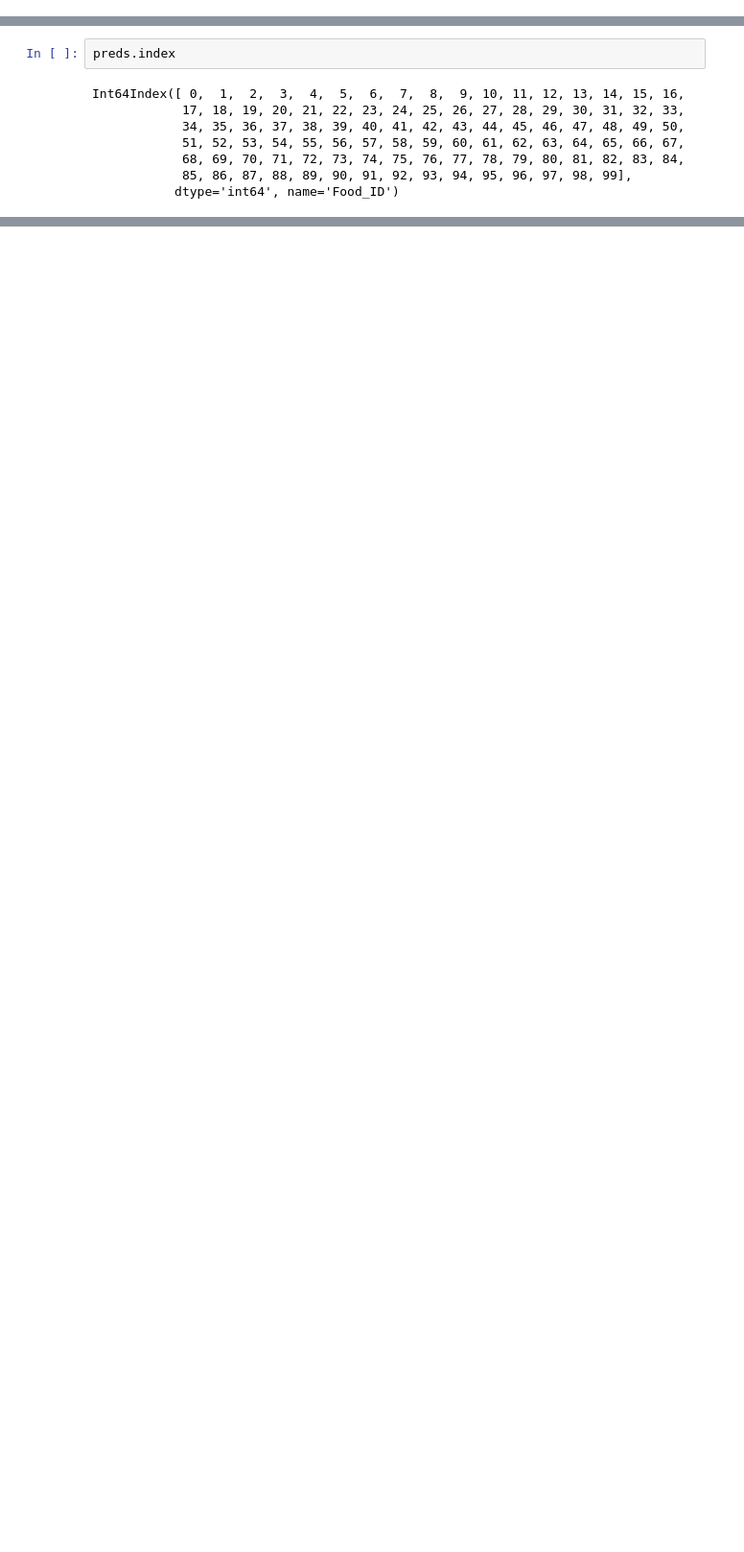
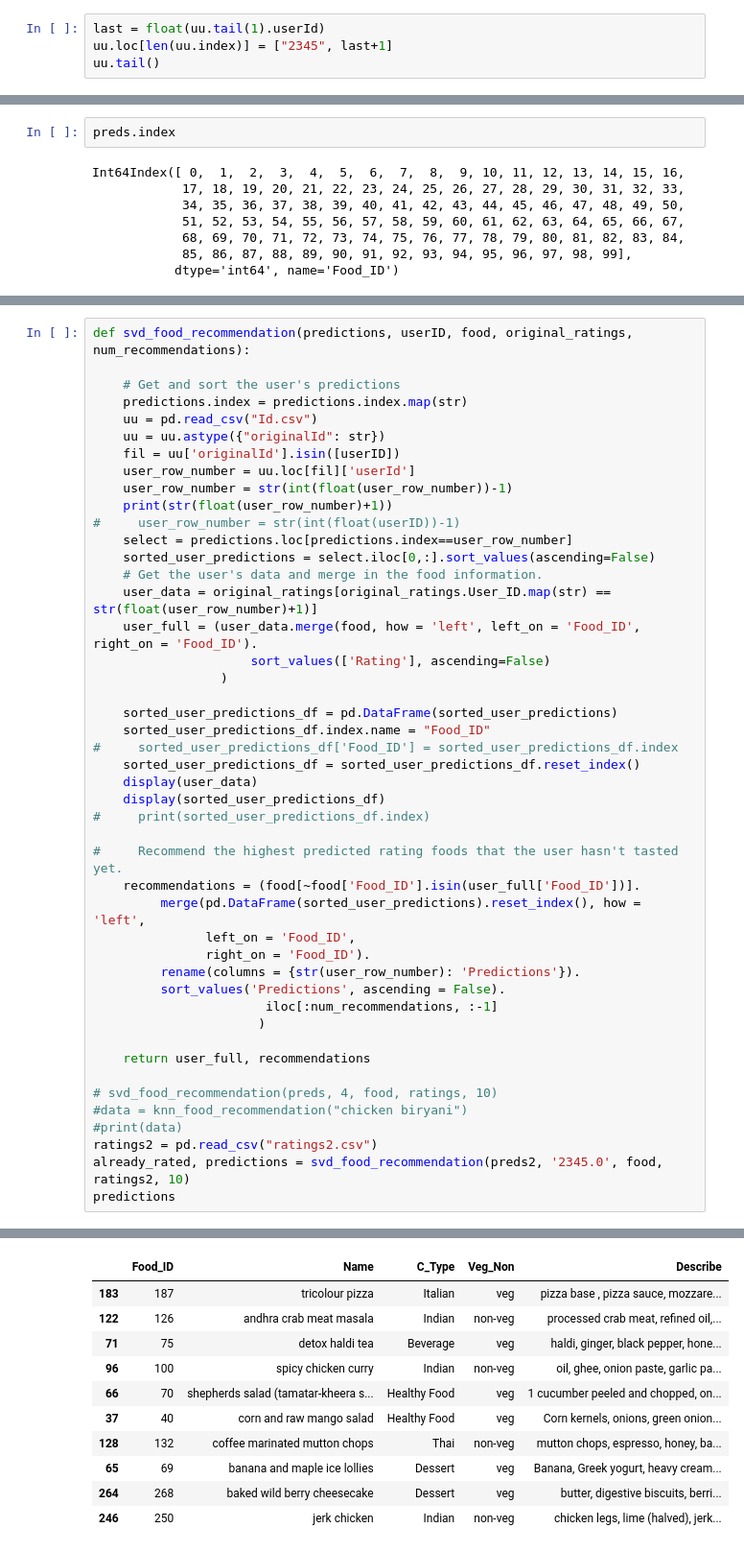
Before and after one commit to Prashanth10/Food-Recommendation, a Jupyter notebook: Model/Sample.ipynb, the cells around one changed output, grey strips where cells are left out. Shown at 96% size. Saved outputs shown, nothing was run; the diff lists cells and outputs as text; blank space fills up the shorter version.

```diff
--- a/Model/Sample.ipynb
+++ b/Model/Sample.ipynb
@@ -70,0 +68,4 @@ preds = pd.read_csv("predicted.csv")
+# %%
+last = float(uu.tail(1).userId)
+uu.loc[len(uu.index)] = ["2345", last+1]
+uu.tail()
@@ -126,0 +244,47 @@ Int64Index([ 0,  1,  2,  3,  4,  5,  6,  7,  8,  9, 10, 11, 12, 13, 14, 15, 16,
+# %%
+def svd_food_recommendation(predictions, userID, food, original_ratings, num_recommendations):
+
+    # Get and sort the user's predictions
+    predictions.index = predictions.index.map(str)
+    uu = pd.read_csv("Id.csv")
+    uu = uu.astype({"originalId": str})
+    fil = uu['originalId'].isin([userID])
+    user_row_number = uu.loc[fil]['userId']
+    user_row_number = str(int(float(user_row_number))-1)
+    print(str(float(user_row_number)+1))
+#     user_row_number = str(int(float(userID))-1)
+    select = predictions.loc[predictions.index==user_row_number]
+    sorted_user_predictions = select.iloc[0,:].sort_values(ascending=False)
+    # Get the user's data and merge in the food information.
+    user_data = original_ratings[original_ratings.User_ID.map(str) == str(float(user_row_number)+1)]
+    user_full = (user_data.merge(food, how = 'left', left_on = 'Food_ID', right_on = 'Food_ID').
+                     sort_values(['Rating'], ascending=False)
+                 )
+
+    sorted_user_predictions_df = pd.DataFrame(sorted_user_predictions)
+    sorted_user_predictions_df.index.name = "Food_ID"
+#     sorted_user_predictions_df['Food_ID'] = sorted_user_predictions_df.index
+    sorted_user_predictions_df = sorted_user_predictions_df.reset_index()
+    display(user_data)
+    display(sorted_user_predictions_df)
+#     print(sorted_user_predictions_df.index)
+
+#     Recommend the highest predicted rating foods that the user hasn't tasted yet.
+    recommendations = (food[~food['Food_ID'].isin(user_full['Food_ID'])].
+         merge(pd.DataFrame(sorted_user_predictions).reset_index(), how = 'left',
+               left_on = 'Food_ID',
+               right_on = 'Food_ID').
+         rename(columns = {str(user_row_number): 'Predictions'}).
+         sort_values('Predictions', ascending = False).
+                       iloc[:num_recommendations, :-1]
+                      )
+
+    return user_full, recommendations
+
+# svd_food_recommendation(preds, 4, food, ratings, 10)
+#data = knn_food_recommendation("chicken biryani")
+#print(data)
+ratings2 = pd.read_csv("ratings2.csv")
+already_rated, predictions = svd_food_recommendation(preds2, '2345.0', food, ratings2, 10)
+predictions
+# %% [output]
@@ -126,0 +309,11 @@ Int64Index([ 0,  1,  2,  3,  4,  5,  6,  7,  8,  9, 10, 11, 12, 13, 14, 15, 16,
+|  | Food_ID | Name | C_Type | Veg_Non | Describe |
+| 183 | 187 | tricolour pizza | Italian | veg | pizza base , pizza sauce, mozzare... |
+| 122 | 126 | andhra crab meat masala | Indian | non-veg | processed crab meat, refined oil,... |
+| 71 | 75 | detox haldi tea | Beverage | veg | haldi, ginger, black pepper, hone... |
+| 96 | 100 | spicy chicken curry | Indian | non-veg | oil, ghee, onion paste, garlic pa... |
+| 66 | 70 | shepherds salad (tamatar-kheera s... | Healthy Food | veg | 1 cucumber peeled and chopped, on... |
+| 37 | 40 | corn and raw mango salad | Healthy Food | veg | Corn kernels, onions, green onion... |
+| 128 | 132 | coffee marinated mutton chops | Thai | non-veg | mutton chops, espresso, honey, ba... |
+| 65 | 69 | banana and maple ice lollies | Dessert | veg | Banana, Greek yogurt, heavy cream... |
+| 264 | 268 | baked wild berry cheesecake | Dessert | veg | butter, digestive biscuits, berri... |
+| 246 | 250 | jerk chicken | Indian | non-veg | chicken legs, lime (halved), jerk... |
```
Also changed, not shown: parts of 41 cells of this notebook, 4 other files.
